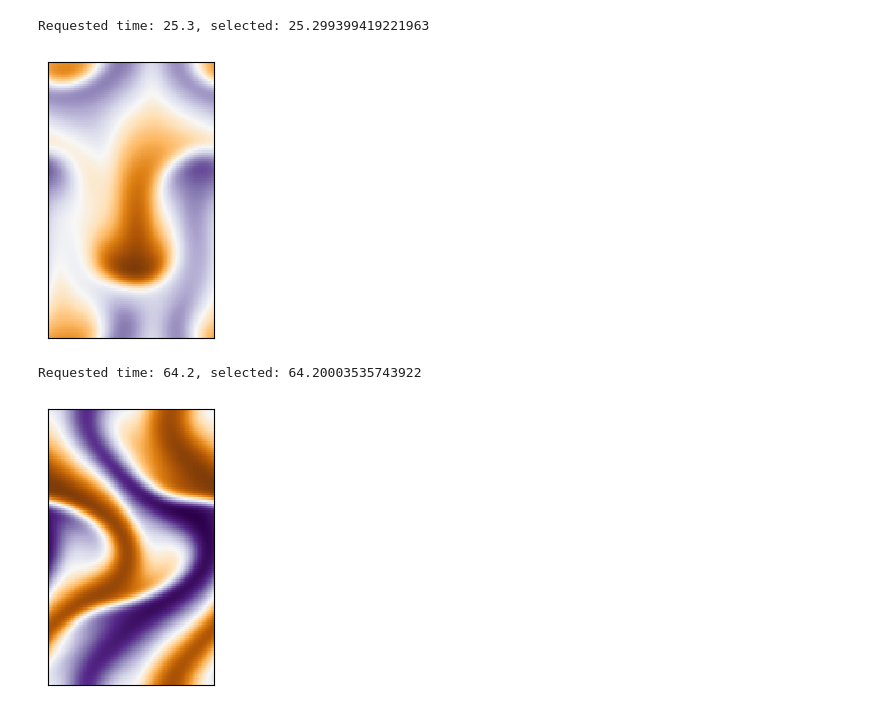
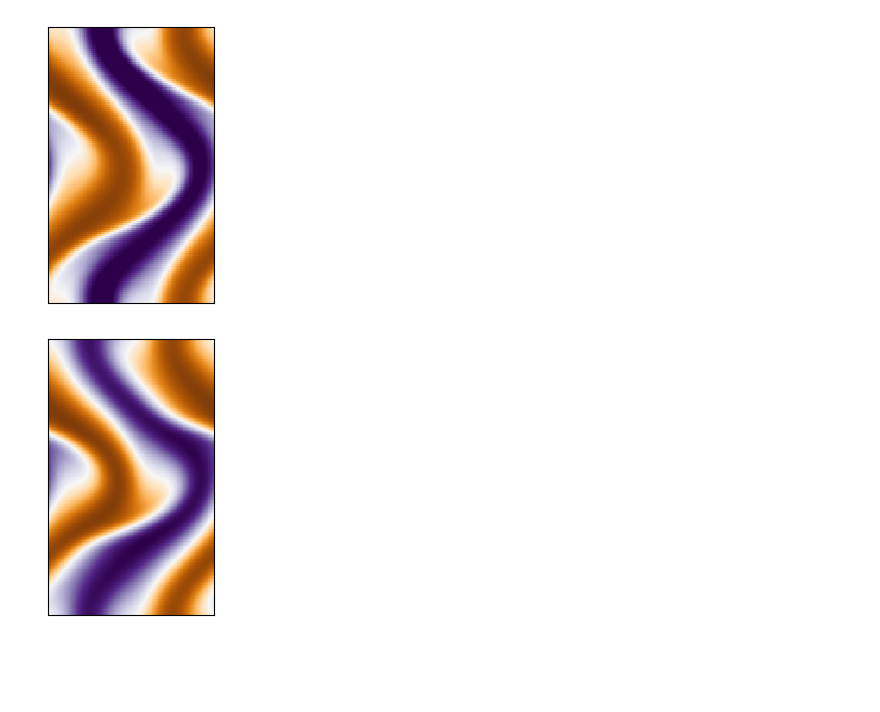
Before and after one commit to cliu124/Exact_Coherent_Structures_of_Salt_Finger_Convection_Layering_and_Shear_Generation, a Jupyter notebook: Fig3b.ipynb, the cells around one changed output. Drawn from its saved outputs; the diff is of its cells as text; code cells hidden in the pictures; blank space fills up the shorter version.

```diff
--- a/Fig3b.ipynb
+++ b/Fig3b.ipynb
@@ -91,18 +114,11 @@ Requested time: 49.5, selected: 49.500169428874194
 # %%
-[x,z,sa] = get_state(snapshot_pattern='Samples/Rrho40_Ra1e5_Pr7_tau0.01/Lx0.6_DNS_old/snapshots/snapshots_s*.h5',target_time=25.3)
-sa = shift_field(sa, 0.17, -0.25)
-plot_state(x,z,sa,name='Samples/Rrho40_Ra1e5_Pr7_tau0.01/Lx0.6_DNS_old/snapshot_TM1.png',symmetric=True)
-# [x,z,sa] = get_ECS(path='Samples/Rrho40_Ra1e5_Pr7_tau0.01/Lx0.6_TM1/solution.h5')
-# plot_state(x,z,sa,name='Samples/Rrho40_Ra1e5_Pr7_tau0.01/Lx0.6_TM1/TM1.png')
+# [x,z,sa] = get_state(snapshot_pattern='Samples/Rrho40_Ra1e5_Pr7_tau0.01/Lx0.6_DNS/snapshots/snapshots_s*.h5',
+#                      target_time=114.3,
+#                      save_state='Samples/Rrho40_Ra1e5_Pr7_tau0.01/Lx0.6_DNS/snapshot_TWF.nc',
+#                      ax= -0.2,az= -0.12)
+plot_sample(path='Samples/Rrho40_Ra1e5_Pr7_tau0.01/Lx0.6_DNS/snapshot_TWF.nc',
+            name='Samples/Rrho40_Ra1e5_Pr7_tau0.01/Lx0.6_DNS/snapshot_TWF.png',plot_mean_profiles=False,symmetric=True)
+plot_sample(path='Samples/Rrho40_Ra1e5_Pr7_tau0.01/Lx0.6_TWF/solution.nc',plot_mean_profiles=False,symmetric=True)
 # %% [output]
-Requested time: 25.3, selected: 25.299399419221963
-[figure, old version]
+[figure, new version]
+[figure, added]
-# %%
-[x,z,sa] = get_state(snapshot_pattern='Samples/Rrho40_Ra1e5_Pr7_tau0.01/Lx0.6_DNS_old/snapshots/snapshots_s*.h5',target_time=64.2)
-sa = shift_field(sa, -0.3, 0.0)
-plot_state(x,z,sa,name='Samples/Rrho40_Ra1e5_Pr7_tau0.01/Lx0.6_DNS_old/snapshot_TWF.png')
-# [x,z,sa] = get_ECS(path='Samples/Rrho40_Ra1e5_Pr7_tau0.01/Lx0.6_TWF/solution.h5')
-# plot_state(x,z,sa,name='Samples/Rrho40_Ra1e5_Pr7_tau0.01/Lx0.6_TWF/TWF.png')
-# %% [output]
-Requested time: 64.2, selected: 64.20003535743922
-[figure, removed]
```
Also changed, not shown: parts of 4 cells of this notebook, 14 other files.
